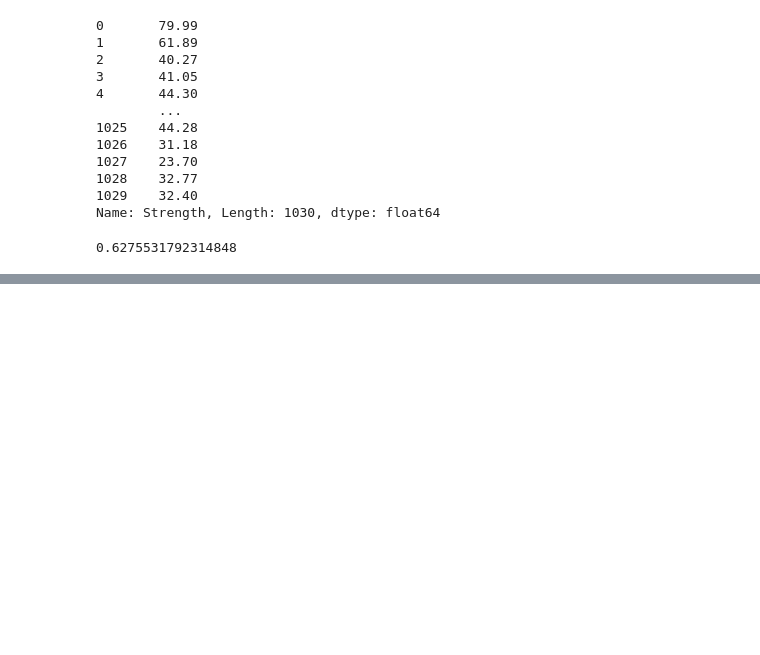
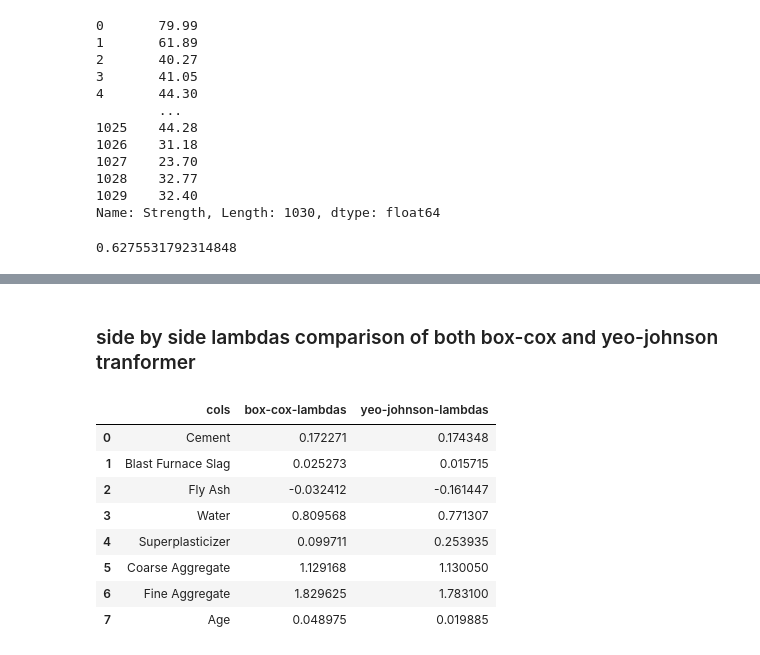
Before and after one commit to Ishwar-gupta/Feature_Engineering, a Jupyter notebook: ML_Transformer/power_transformer.ipynb, the cells around one changed output, grey strips where cells are left out. Cells and saved outputs as stored; diff of their text form; code cells hidden in the pictures; blank space fills up the shorter version.

```diff
--- a/ML_Transformer/power_transformer.ipynb
+++ b/ML_Transformer/power_transformer.ipynb
@@ -116,0 +293,20 @@ r2_score(y_test,y_pred)
+# %% [markdown]
+### side by side lambdas comparison of both box-cox and yeo-johnson tranformer
+# %%
+pd.DataFrame(
+    {
+        "cols":X_train.columns,
+        "box-cox-lambdas":pt1.lambdas_,
+        'yeo-johnson-lambdas':pt2.lambdas_
+    }
+)
+# %% [output]
+|  | cols | box-cox-lambdas | yeo-johnson-lambdas |
+| 0 | Cement | 0.172271 | 0.174348 |
+| 1 | Blast Furnace Slag | 0.025273 | 0.015715 |
+| 2 | Fly Ash | -0.032412 | -0.161447 |
+| 3 | Water | 0.809568 | 0.771307 |
+| 4 | Superplasticizer | 0.099711 | 0.253935 |
+| 5 | Coarse Aggregate | 1.129168 | 1.130050 |
+| 6 | Fine Aggregate | 1.829625 | 1.783100 |
+| 7 | Age | 0.048975 | 0.019885 |
```
Also changed, not shown: parts of 16 cells of this notebook.
